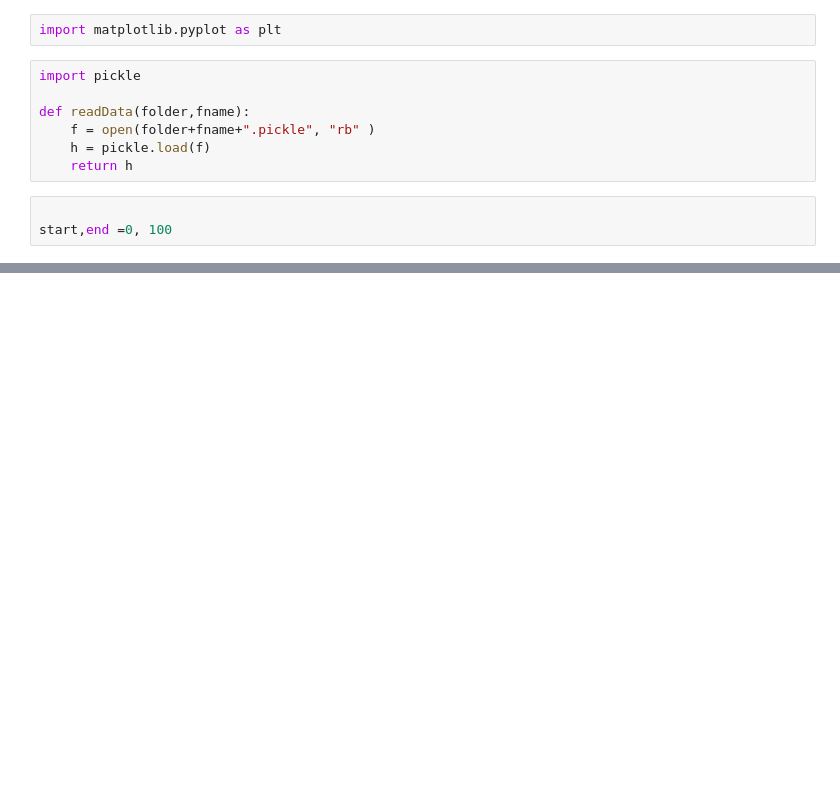
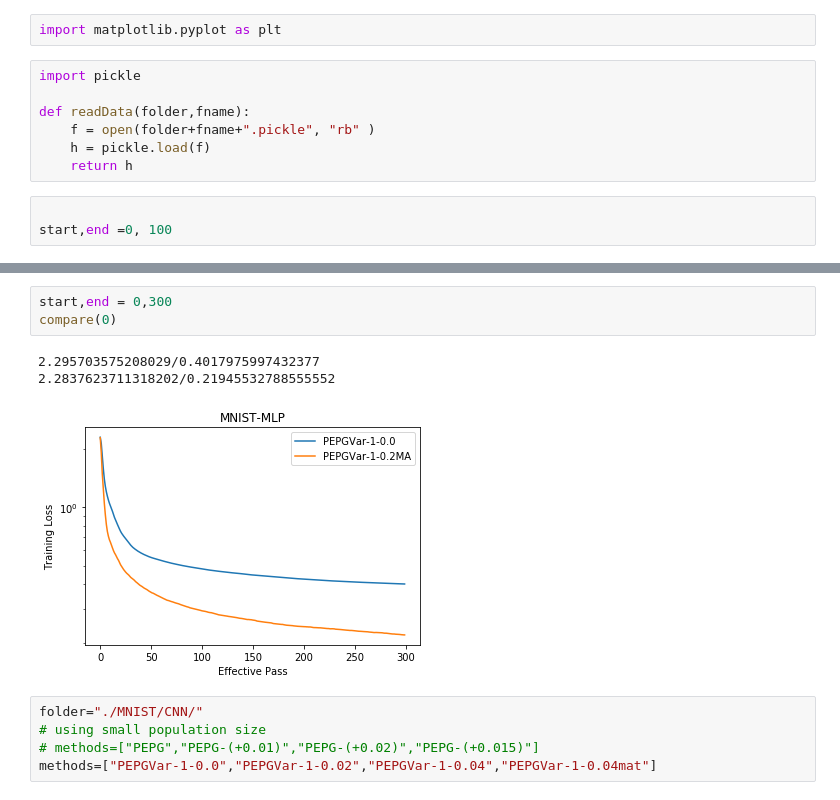
Before and after one commit to dqxiao/NES, a Jupyter notebook: Results_plot.ipynb, the cells around one changed output, grey strips where cells are left out. Cells and saved outputs as stored; diff of their text form; blank space fills up the shorter version.

```diff
--- a/Results_plot.ipynb
+++ b/Results_plot.ipynb
@@ -51,0 +70,12 @@ compare(0)
+# %%
+start,end = 0,300
+compare(0)
+# %% [output]
+2.295703575208029/0.4017975997432377
+2.2837623711318202/0.21945532788555552
+[figure, added]
+# %%
+folder="./MNIST/CNN/"
+# using small population size
+# methods=["PEPG","PEPG-(+0.01)","PEPG-(+0.02)","PEPG-(+0.015)"]
+methods=["PEPGVar-1-0.0","PEPGVar-1-0.02","PEPGVar-1-0.04","PEPGVar-1-0.04mat"]
```
Also changed, not shown: parts of 10 cells of this notebook, 2 other files.
